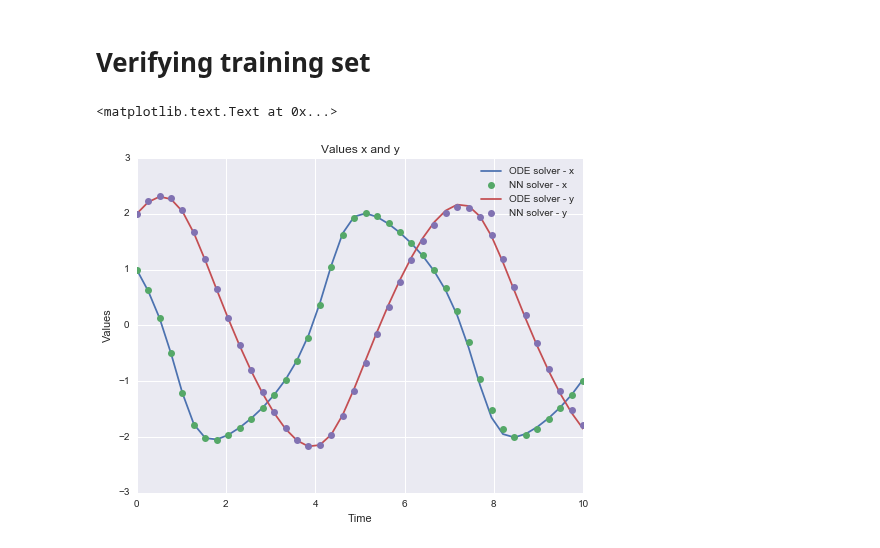
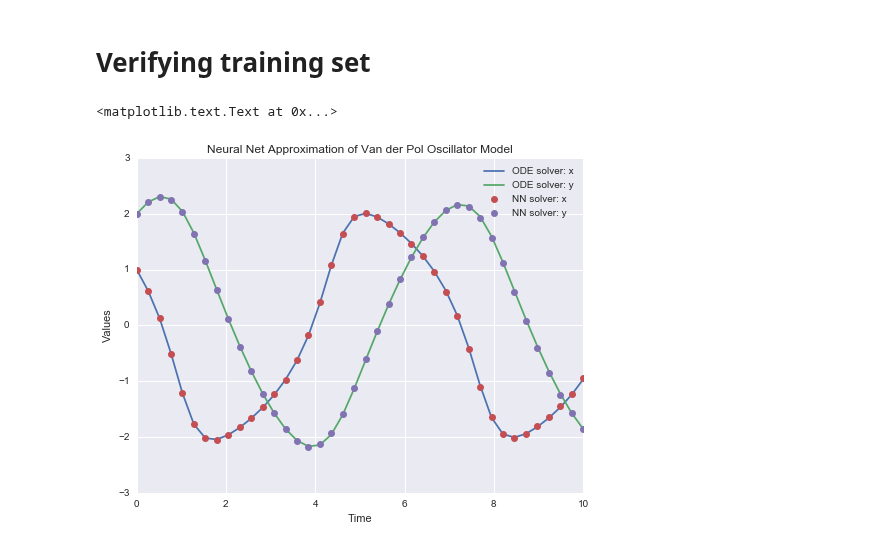
Before and after one commit to JiaweiZhuang/AM205_final, a Jupyter notebook: prototype/CHC/Van_der_Pol_oscillator.ipynb, the cells around one changed output. Cells and saved outputs as stored; diff of their text form; code cells hidden in the pictures.

```diff
--- a/prototype/CHC/Van_der_Pol_oscillator.ipynb
+++ b/prototype/CHC/Van_der_Pol_oscillator.ipynb
@@ -85,23 +85,22 @@ Wall time: 10.3 s
 # %%
 y_pred_list, dydt_pred_list = nn.predict()
 # scipy sol
 plt.figure(figsize= (8, 6))
-plt.plot(sol.t, sol.y[0], label='ODE solver - x')
+plt.plot(sol.t, sol.y[0], label='ODE solver: x')
+plt.plot(sol.t, sol.y[1], label='ODE solver: y')
 # nn soln
-plt.plot(t, y_pred_list[0], 'o', label='NN solver - x')
-
-plt.plot(sol.t, sol.y[1], label='ODE solver - y')
-plt.plot(t, y_pred_list[1], 'o', label='NN solver - y')
+plt.plot(t, y_pred_list[0], 'o', label='NN solver: x')
+plt.plot(t, y_pred_list[1], 'o', label='NN solver: y')
 
 plt.legend()
 #plt.xlim((0, 3))
 
-plt.title('Values x and y')
+plt.title('Neural Net Approximation of Van der Pol Oscillator Model')
 plt.ylabel('Values')
 plt.xlabel('Time')
 # %% [output]
 <matplotlib.text.Text at 0x...>
-[figure, old version]
+[figure, new version]
 # %%
 np.mean([sqrt(mean_squared_error(sol.y[i], y_pred_list[i])) for i in range(2)])
 # %% [output]
```
Also changed, not shown: parts of 8 cells of this notebook, 24 other files.
